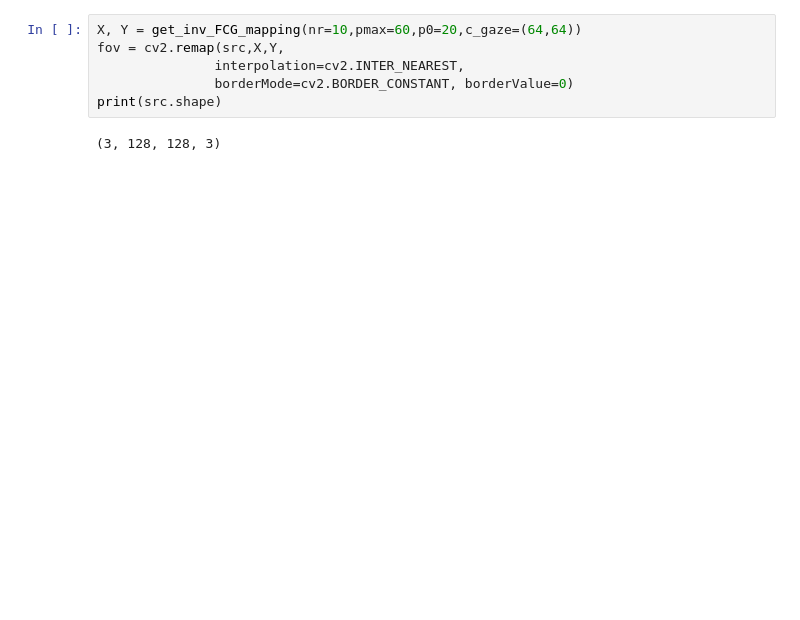
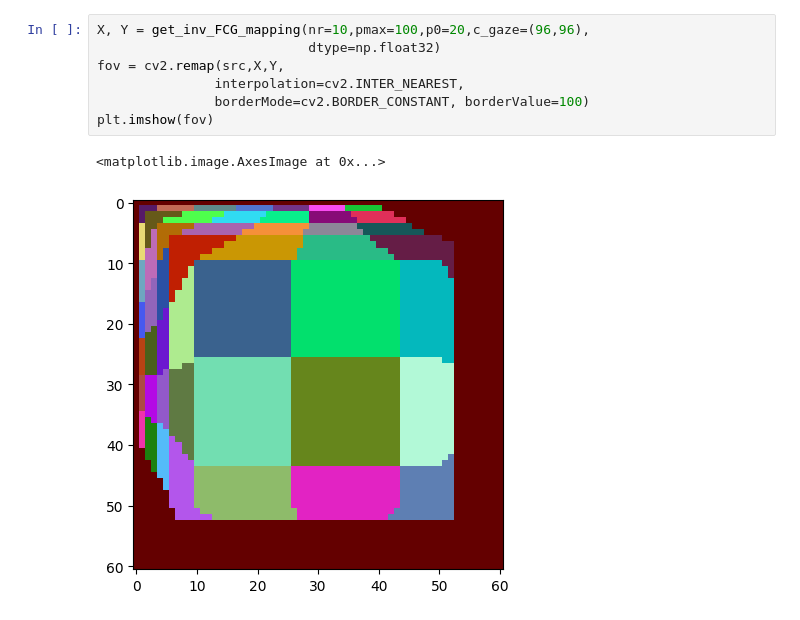
Before and after one commit to luanakwon/fovperi, a Jupyter notebook: fov/fovperi.ipynb, the cells around one changed output. Saved outputs shown, nothing was run; the diff lists cells and outputs as text; blank space fills up the shorter version.

```diff
--- a/fov/fovperi.ipynb
+++ b/fov/fovperi.ipynb
@@ -103,9 +168,11 @@ def get_FCG_mapping(nr,pmax,p0,c_gaze,src_size):
 # %%
-X, Y = get_inv_FCG_mapping(nr=10,pmax=60,p0=20,c_gaze=(64,64))
+X, Y = get_inv_FCG_mapping(nr=10,pmax=100,p0=20,c_gaze=(96,96),
+                           dtype=np.float32)
 fov = cv2.remap(src,X,Y,
                interpolation=cv2.INTER_NEAREST,
-               borderMode=cv2.BORDER_CONSTANT, borderValue=0)
-print(src.shape)
+               borderMode=cv2.BORDER_CONSTANT, borderValue=100)
+plt.imshow(fov)
 # %% [output]
-(3, 128, 128, 3)
+<matplotlib.image.AxesImage at 0x...>
+[figure, added]
 # %%
```
Also changed, not shown: parts of 6 cells of this notebook.
